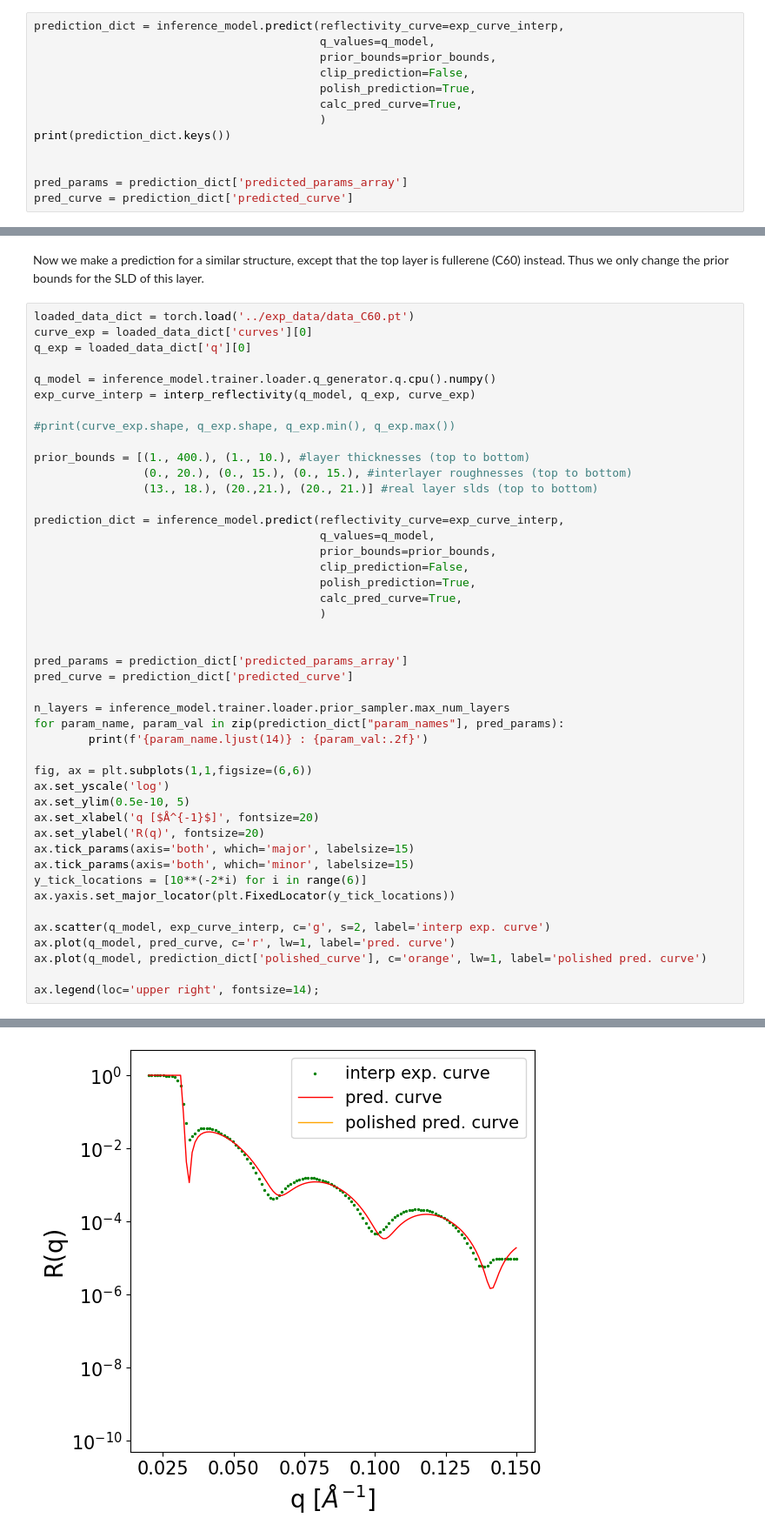
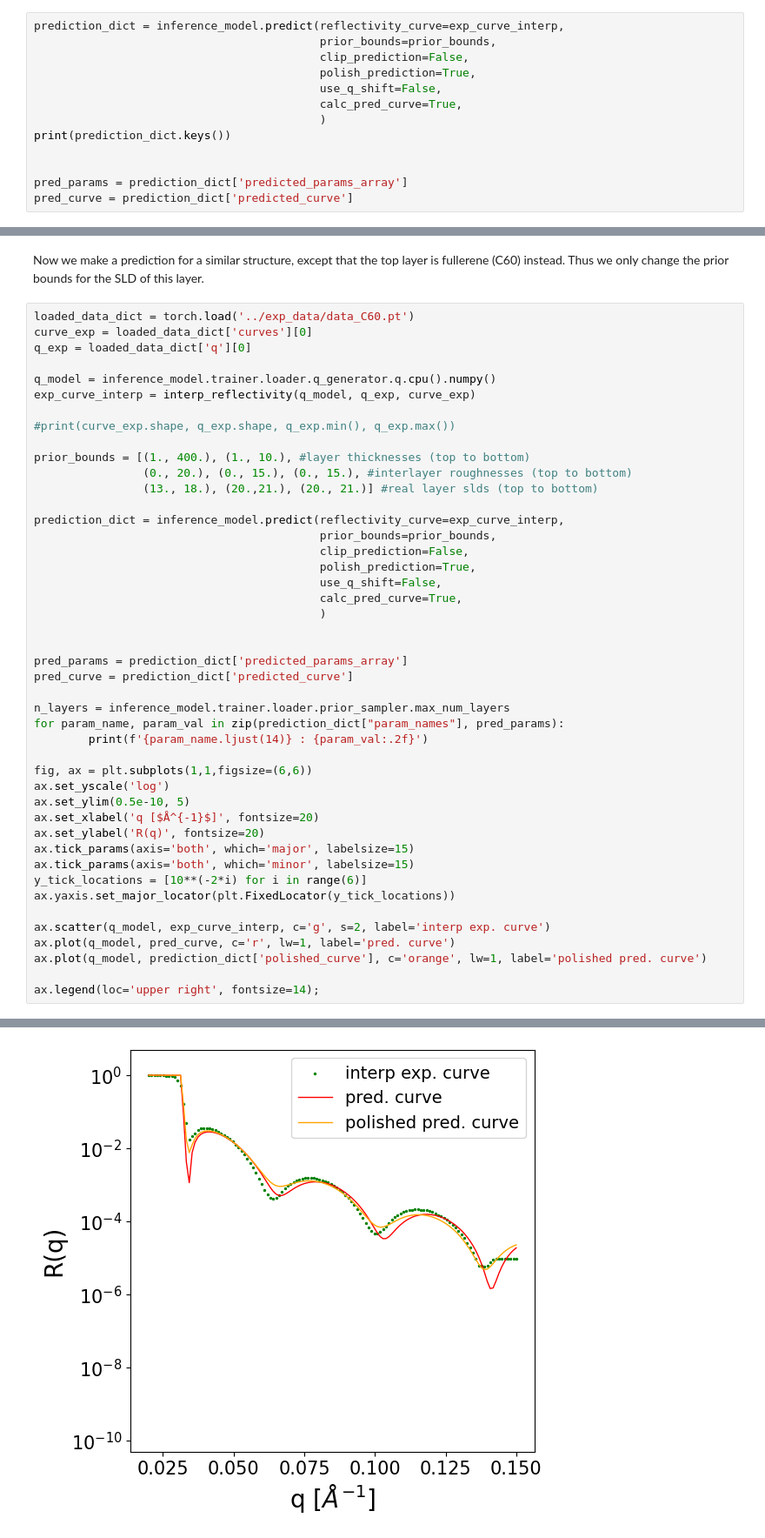
Before and after one commit to m-levytskyi/reflectorch-nflows, a Jupyter notebook: docs/using_reflectorch.ipynb, the cells around one changed output, grey strips where cells are left out. Shown at 87% size. Drawn from its saved outputs; the diff is of its cells as text.

````diff
--- a/docs/using_reflectorch.ipynb
+++ b/docs/using_reflectorch.ipynb
@@ -287,10 +287,10 @@ prediction_dict = inference_model.predict_using_widget(reflectivity_curve=exp_cu
 ```
 # %%
 prediction_dict = inference_model.predict(reflectivity_curve=exp_curve_interp,
-                                          q_values=q_model,
                                           prior_bounds=prior_bounds,
                                           clip_prediction=False,
                                           polish_prediction=True,
+                                          use_q_shift=False,
                                           calc_pred_curve=True,
                                           )
 print(prediction_dict.keys())
@@ -348,10 +352,10 @@ prior_bounds = [(1., 400.), (1., 10.), #layer thicknesses (top to bottom)
                 (13., 18.), (20.,21.), (20., 21.)] #real layer slds (top to bottom)
 
 prediction_dict = inference_model.predict(reflectivity_curve=exp_curve_interp,
-                                          q_values=q_model,
                                           prior_bounds=prior_bounds,
                                           clip_prediction=False,
                                           polish_prediction=True,
+                                          use_q_shift=False,
                                           calc_pred_curve=True,
                                           )
 
@@ -387,5 +391,5 @@ Roughness sub  : 5.79
 SLD L2         : 15.09
 SLD L1         : 20.80
 SLD sub        : 20.06
-[figure, old version]
+[figure, new version]
 # %% [markdown]
````
Also changed, not shown: parts of 13 cells of this notebook, 1 other file.
